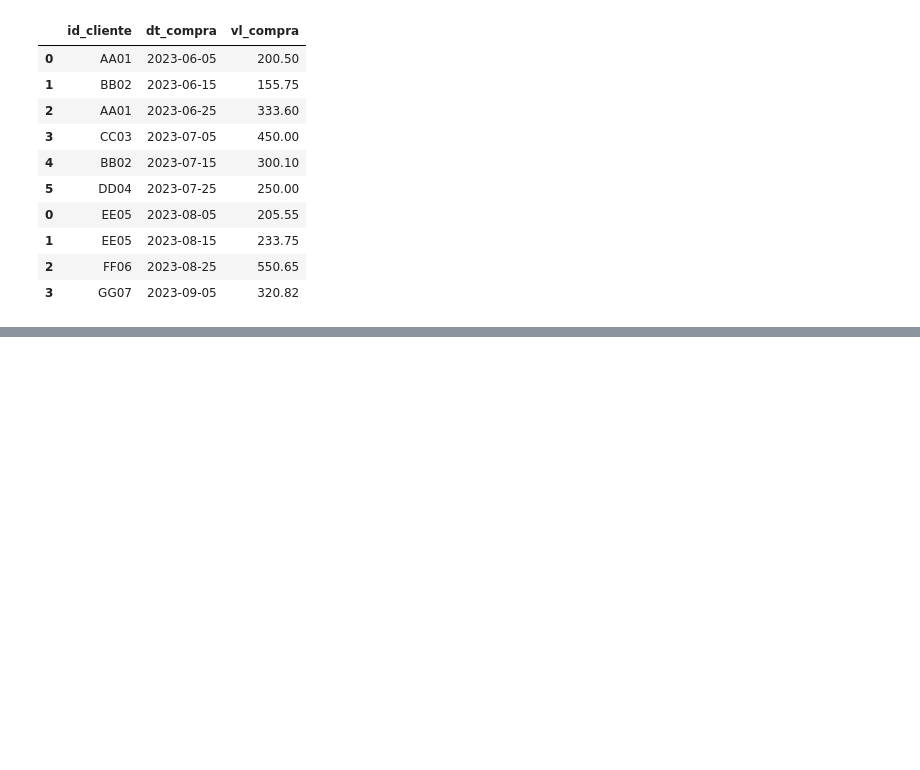
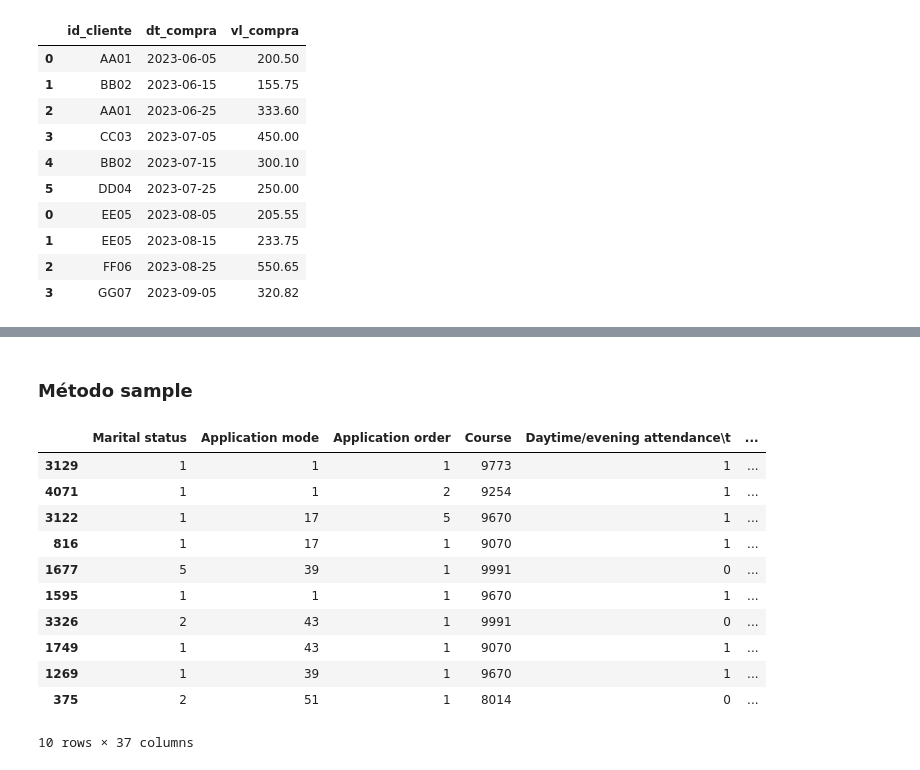
Before and after one commit to joaoholandaa/pandas, a Jupyter notebook: notebooks/part2.ipynb, the cells around one changed output, grey strips where cells are left out. Cells and saved outputs as stored; diff of their text form; code cells hidden in the pictures; blank space fills up the shorter version.

```diff
--- a/notebooks/part2.ipynb
+++ b/notebooks/part2.ipynb
@@ -338,0 +403,19 @@ df_concat
+# %% [markdown]
+### Método sample
+# %%
+# Amostra de 10 estudantes
+amostra = stud.sample(n=10)
+amostra
+# %% [output]
+|  | Marital status | Application mode | Application order | Course | Daytime/evening attendance\t | ... |
+| 3129 | 1 | 1 | 1 | 9773 | 1 | ... |
+| 4071 | 1 | 1 | 2 | 9254 | 1 | ... |
+| 3122 | 1 | 17 | 5 | 9670 | 1 | ... |
+| 816 | 1 | 17 | 1 | 9070 | 1 | ... |
+| 1677 | 5 | 39 | 1 | 9991 | 0 | ... |
+| 1595 | 1 | 1 | 1 | 9670 | 1 | ... |
+| 3326 | 2 | 43 | 1 | 9991 | 0 | ... |
+| 1749 | 1 | 43 | 1 | 9070 | 1 | ... |
+| 1269 | 1 | 39 | 1 | 9670 | 1 | ... |
+| 375 | 2 | 51 | 1 | 8014 | 0 | ... |
+10 rows × 37 columns
```
Also changed, not shown: parts of 39 cells of this notebook.
